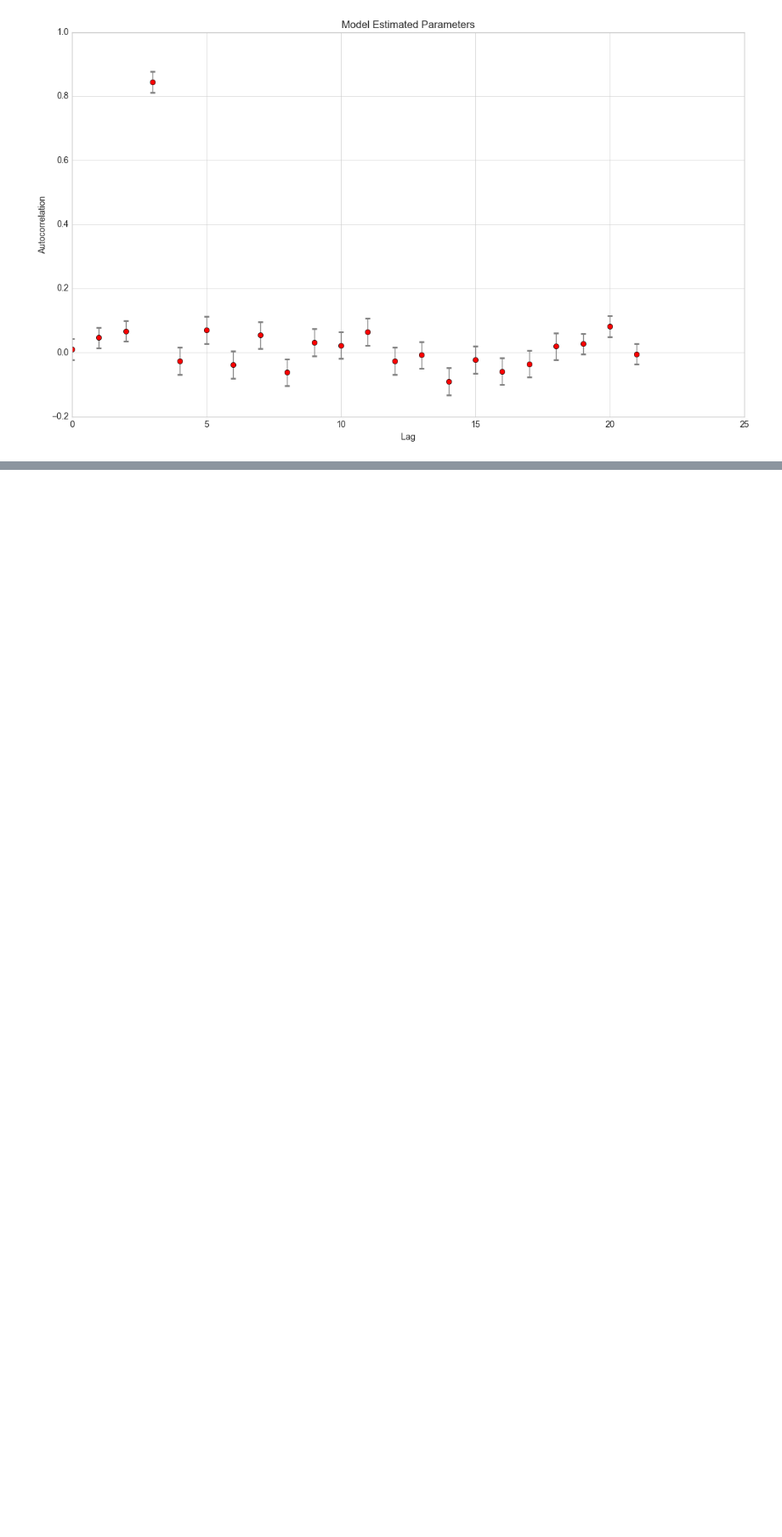
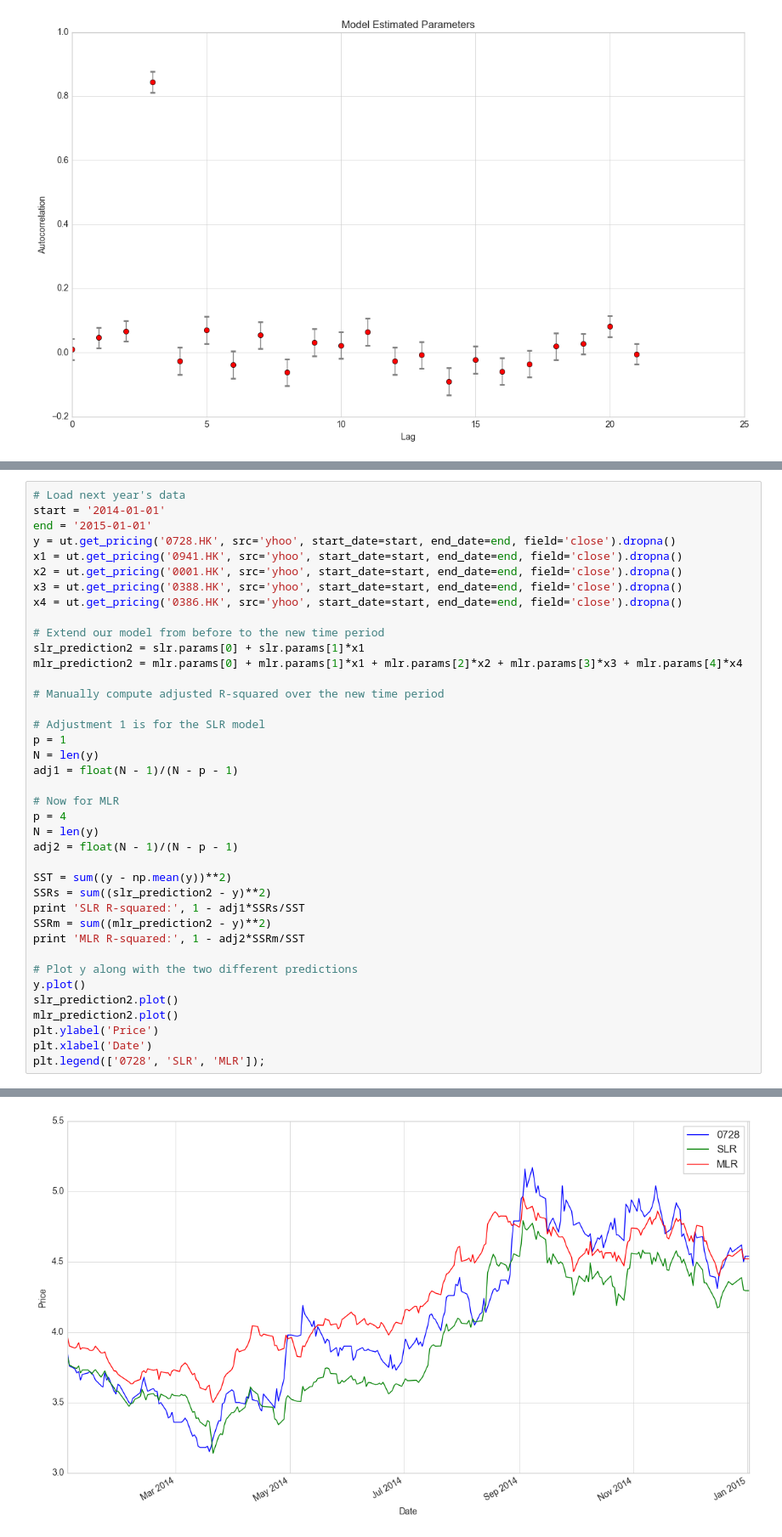
Before and after one commit to li-jeffrey/AlgoTrading-StatsModelling, a Jupyter notebook: Statistical analysis II.ipynb, the cells around one changed output, grey strips where cells are left out. Shown at 85% size. Cells and saved outputs as stored; diff of their text form; blank space fills up the shorter version.

```diff
--- a/Statistical analysis II.ipynb
+++ b/Statistical analysis II.ipynb
@@ -240,0 +518,40 @@ Standard Error
+# %%
+# Load next year's data
+start = '2014-01-01'
+end = '2015-01-01'
+y = ut.get_pricing('0728.HK', src='yhoo', start_date=start, end_date=end, field='close').dropna()
+x1 = ut.get_pricing('0941.HK', src='yhoo', start_date=start, end_date=end, field='close').dropna()
+x2 = ut.get_pricing('0001.HK', src='yhoo', start_date=start, end_date=end, field='close').dropna()
+x3 = ut.get_pricing('0388.HK', src='yhoo', start_date=start, end_date=end, field='close').dropna()
+x4 = ut.get_pricing('0386.HK', src='yhoo', start_date=start, end_date=end, field='close').dropna()
+
+# Extend our model from before to the new time period
+slr_prediction2 = slr.params[0] + slr.params[1]*x1
+mlr_prediction2 = mlr.params[0] + mlr.params[1]*x1 + mlr.params[2]*x2 + mlr.params[3]*x3 + mlr.params[4]*x4
+
+# Manually compute adjusted R-squared over the new time period
+
+# Adjustment 1 is for the SLR model
+p = 1
+N = len(y)
+adj1 = float(N - 1)/(N - p - 1)
+
+# Now for MLR
+p = 4
+N = len(y)
+adj2 = float(N - 1)/(N - p - 1)
+
+SST = sum((y - np.mean(y))**2)
+SSRs = sum((slr_prediction2 - y)**2)
+print 'SLR R-squared:', 1 - adj1*SSRs/SST
+SSRm = sum((mlr_prediction2 - y)**2)
+print 'MLR R-squared:', 1 - adj2*SSRm/SST
+
+# Plot y along with the two different predictions
+y.plot()
+slr_prediction2.plot()
+mlr_prediction2.plot()
+plt.ylabel('Price')
+plt.xlabel('Date')
+plt.legend(['0728', 'SLR', 'MLR']);
+# %% [output]
@@ -240,0 +560 @@ Standard Error
+[figure, added]
```
Also changed, not shown: parts of 47 cells of this notebook, 4 other files.
